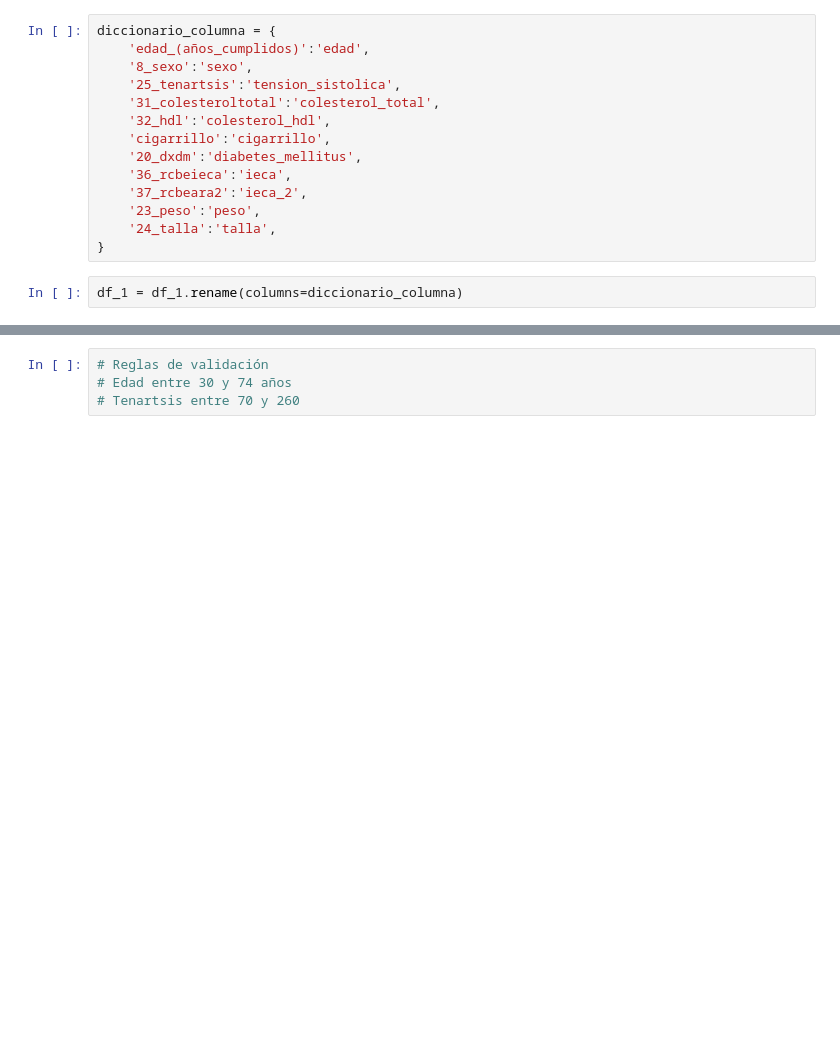
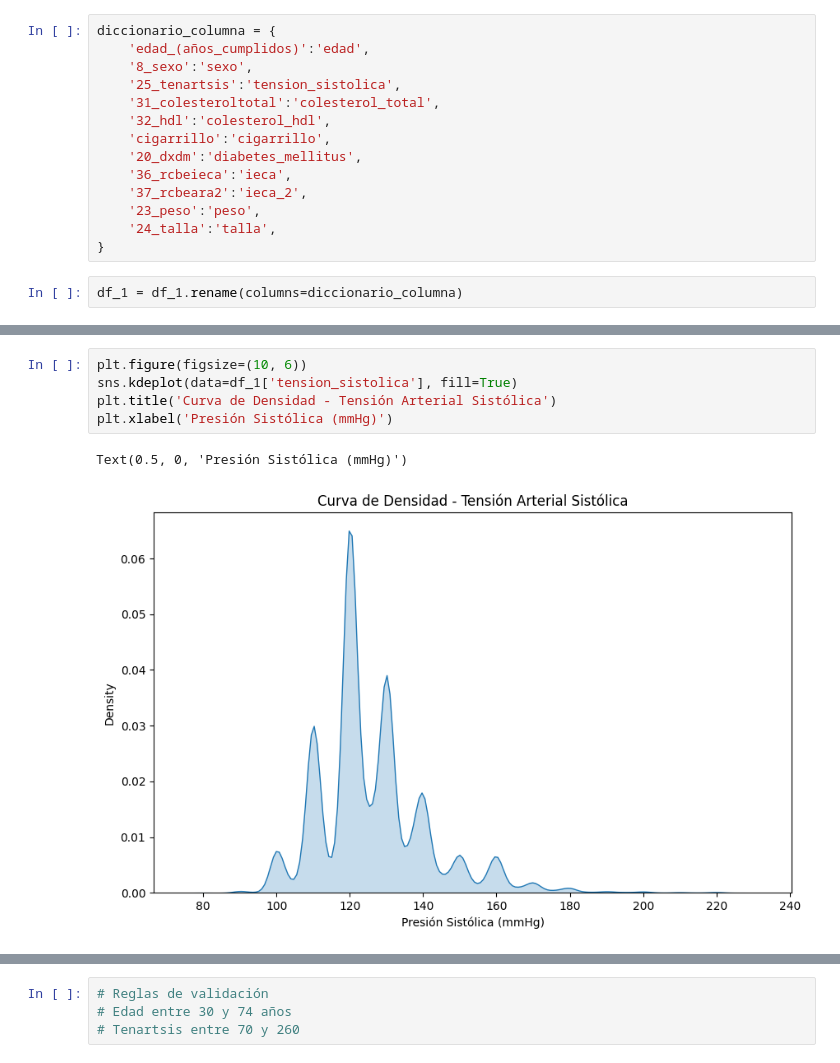
Before and after one commit to Pipicano25/RCV_ICESI, a Jupyter notebook: scripts/3_1_exploratory_analysis.ipynb, the cells around one changed output, grey strips where cells are left out. Saved outputs shown, nothing was run; the diff lists cells and outputs as text; blank space fills up the shorter version.

```diff
--- a/scripts/3_1_exploratory_analysis.ipynb
+++ b/scripts/3_1_exploratory_analysis.ipynb
@@ -327,0 +438,8 @@ df_1.describe()
+# %%
+plt.figure(figsize=(10, 6))
+sns.kdeplot(data=df_1['tension_sistolica'], fill=True)
+plt.title('Curva de Densidad - Tensión Arterial Sistólica')
+plt.xlabel('Presión Sistólica (mmHg)')
+# %% [output]
+Text(0.5, 0, 'Presión Sistólica (mmHg)')
+[figure, added]
```
Also changed, not shown: parts of 34 cells of this notebook.
